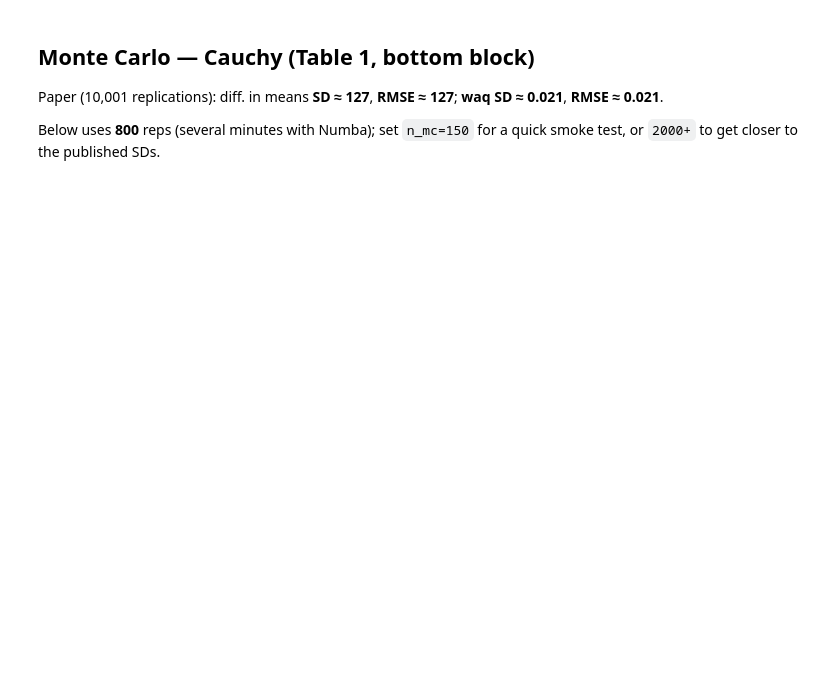
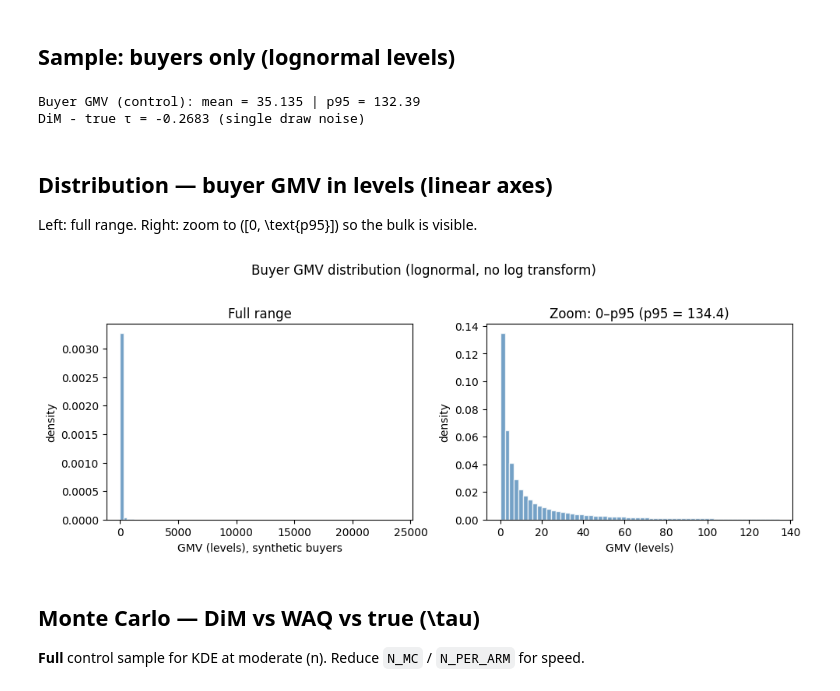
Before and after one commit to luizhsuperti/cluster-experiments, a Jupyter notebook: docs/examples/waq_numba_scale.ipynb, the cells around one changed output. Cells and saved outputs as stored; diff of their text form; code cells hidden in the pictures; blank space fills up the shorter version.

```diff
--- a/docs/examples/waq_numba_scale.ipynb
+++ b/docs/examples/waq_numba_scale.ipynb
@@ -57,7 +33,53 @@ def sample_control_treat(n, dist, rng, tau=0.0):
-# %% [markdown]
-## Monte Carlo — Cauchy (Table 1, bottom block)
-
-Paper (10,001 replications): diff. in means **SD ≈ 127**, **RMSE ≈ 127**; **waq** **SD ≈ 0.021**, **RMSE ≈ 0.021**.
-
-Below uses **800** reps (several minutes with Numba); set `n_mc=150` for a quick smoke test, or `2000+` to get closer to the published SDs.
+# %% [markdown]
+## Sample: buyers only (lognormal levels)
+# %%
+def sample_buyer_gmv(n, rng, mu_log=MU_LOG, sigma_log=SIGMA_LOG, tau=0.0):
+    """Independent arms: i.i.d. lognormal buyer GMV; treatment arm + τ."""
+    y0 = rng.lognormal(mu_log, sigma_log, size=n)
+    y1 = rng.lognormal(mu_log, sigma_log, size=n) + tau
+    return y0, y1
+
+
+y_demo = RNG.lognormal(MU_LOG, SIGMA_LOG, size=500_000)
+y0_demo, y1_demo = sample_buyer_gmv(100_000, RNG, tau=TRUE_TAU)
+print("Buyer GMV (control): mean =", f"{y0_demo.mean():.3f}", "| p95 =", f"{np.percentile(y0_demo, 95):.2f}")
+print(
+    "DiM - true τ =",
+    f"{y1_demo.mean() - y0_demo.mean() - TRUE_TAU:.4f}",
+    "(single draw noise)",
+)
+# %% [output]
+Buyer GMV (control): mean = 35.135 | p95 = 132.39
+DiM - true τ = -0.2683 (single draw noise)
+# %% [markdown]
+## Distribution — buyer GMV **in levels** (linear axes)
+
+Left: full range. Right: zoom to \([0, \text{p95}]\) so the bulk is visible.
+# %%
+try:
+    import matplotlib.pyplot as plt
+
+    x = y_demo
+    p95 = float(np.percentile(x, 95))
+    fig, (ax1, ax2) = plt.subplots(1, 2, figsize=(10, 3.8))
+    ax1.hist(x, bins=80, density=True, alpha=0.75, color="steelblue", edgecolor="white")
+    ax1.set_xlabel("GMV (levels), synthetic buyers")
+    ax1.set_ylabel("density")
+    ax1.set_title("Full range")
+    x_zoom = x[x <= p95]
+    ax2.hist(x_zoom, bins=60, density=True, alpha=0.75, color="steelblue", edgecolor="white")
+    ax2.set_xlabel("GMV (levels)")
+    ax2.set_ylabel("density")
+    ax2.set_title(f"Zoom: 0–p95 (p95 = {p95:.1f})")
+    fig.suptitle("Buyer GMV distribution (lognormal, no log transform)", y=1.02)
+    plt.tight_layout()
+    plt.show()
+except ImportError:
+    print("pip install matplotlib for the histograms.")
+# %% [output]
+[figure, added]
+# %% [markdown]
+## Monte Carlo — DiM vs WAQ vs true \(\tau\)
+
+**Full** control sample for KDE at moderate \(n\). Reduce `N_MC` / `N_PER_ARM` for speed.
 # %%
```
Also changed, not shown: parts of 16 cells of this notebook, 2 other files.
